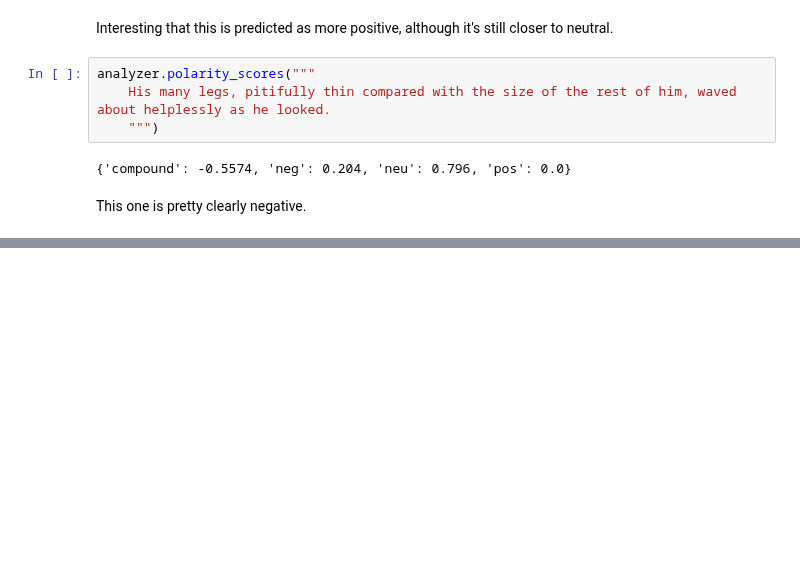
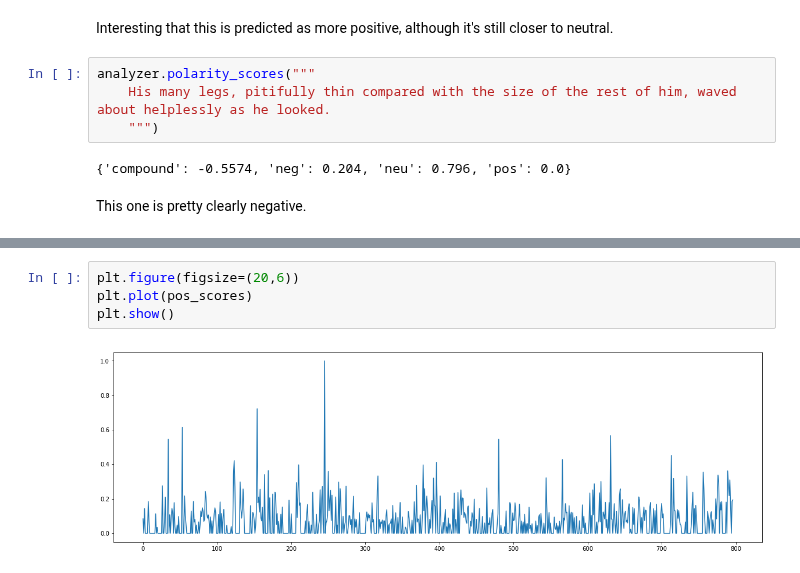
Before and after one commit to jennifernj/NLP-for-philosophy, a Jupyter notebook: Metamorphosis analysis.ipynb, the cells around one changed output, grey strips where cells are left out. Saved outputs shown, nothing was run; the diff lists cells and outputs as text; blank space fills up the shorter version.

```diff
--- a/Metamorphosis analysis.ipynb
+++ b/Metamorphosis analysis.ipynb
@@ -287,0 +328,6 @@ This one is pretty clearly negative.
+# %%
+plt.figure(figsize=(20,6))
+plt.plot(pos_scores)
+plt.show()
+# %% [output]
+[figure, added]
```
Also changed, not shown: parts of 13 cells of this notebook.
